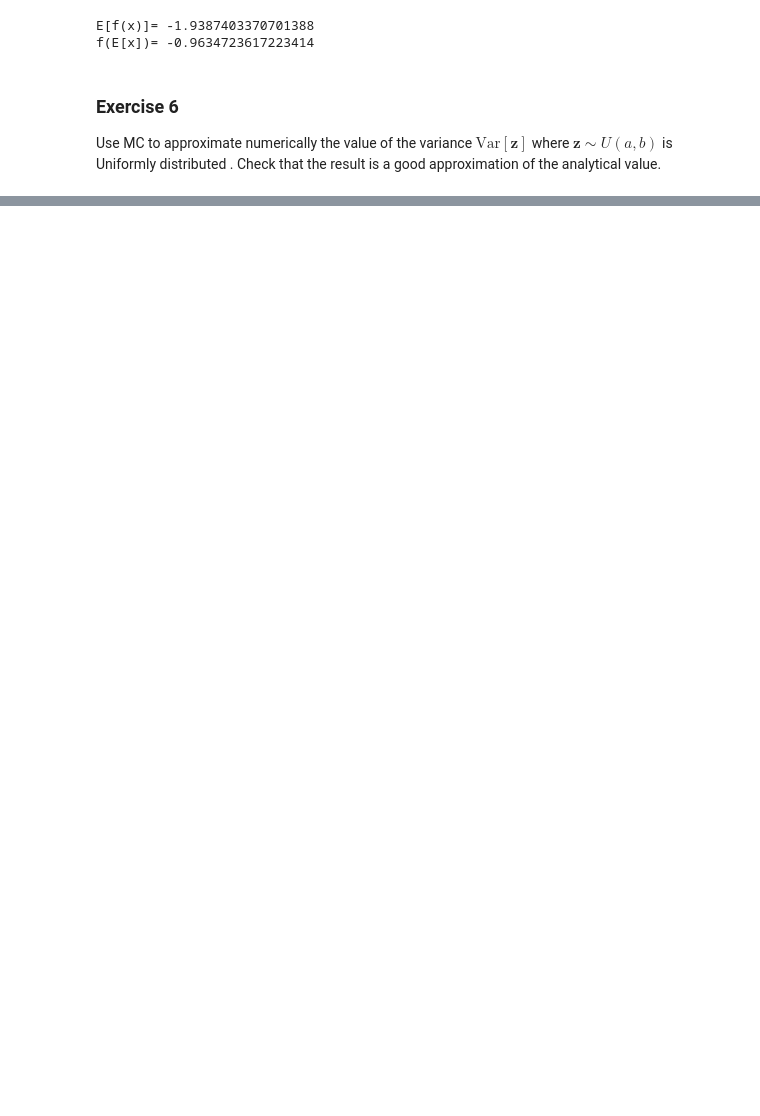
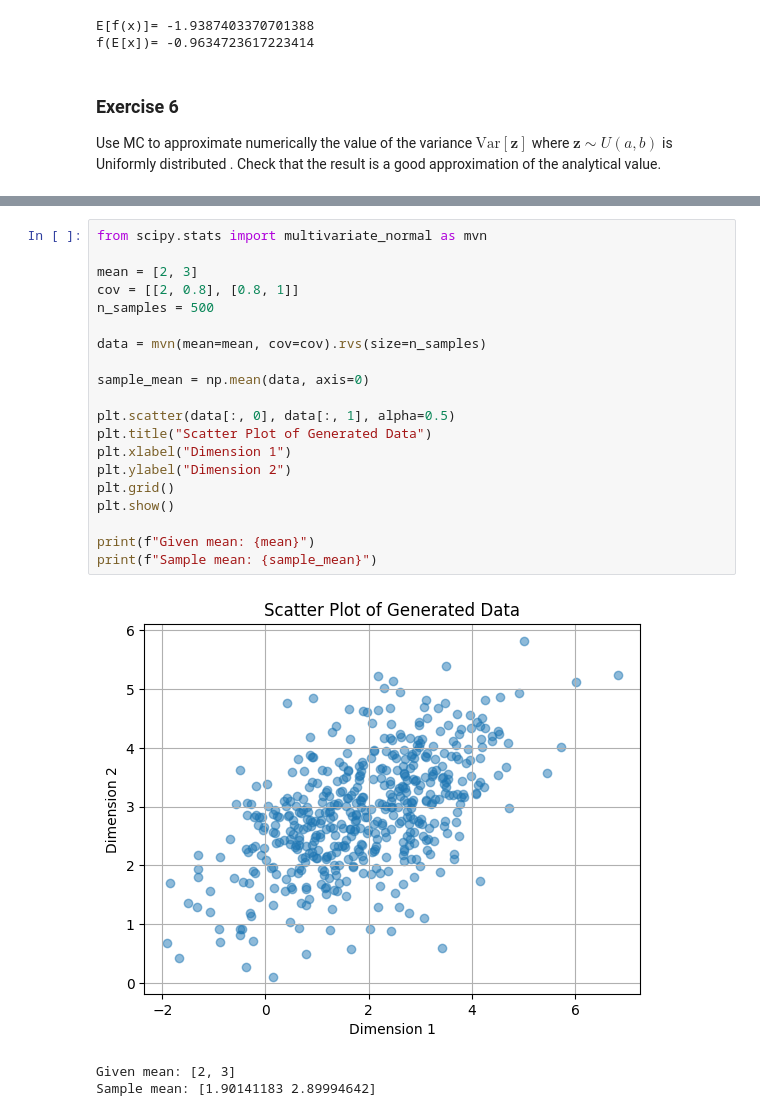
Before and after one commit to gmpal/INFOF422_2025, a Jupyter notebook: 01.ipynb, the cells around one changed output, grey strips where cells are left out. Drawn from its saved outputs; the diff is of its cells as text; blank space fills up the shorter version.

```diff
--- a/01.ipynb
+++ b/01.ipynb
@@ -398,0 +368,24 @@ MonteCarlo covariance= 60.455461621858774
+# %%
+from scipy.stats import multivariate_normal as mvn
+
+mean = [2, 3]
+cov = [[2, 0.8], [0.8, 1]]
+n_samples = 500
+
+data = mvn(mean=mean, cov=cov).rvs(size=n_samples)
+
+sample_mean = np.mean(data, axis=0)
+
+plt.scatter(data[:, 0], data[:, 1], alpha=0.5)
+plt.title("Scatter Plot of Generated Data")
+plt.xlabel("Dimension 1")
+plt.ylabel("Dimension 2")
+plt.grid()
+plt.show()
+
+print(f"Given mean: {mean}")
+print(f"Sample mean: {sample_mean}")
+# %% [output]
+[figure, added]
+Given mean: [2, 3]
+Sample mean: [1.90141183 2.89994642]
```
Also changed, not shown: parts of 24 cells of this notebook.
